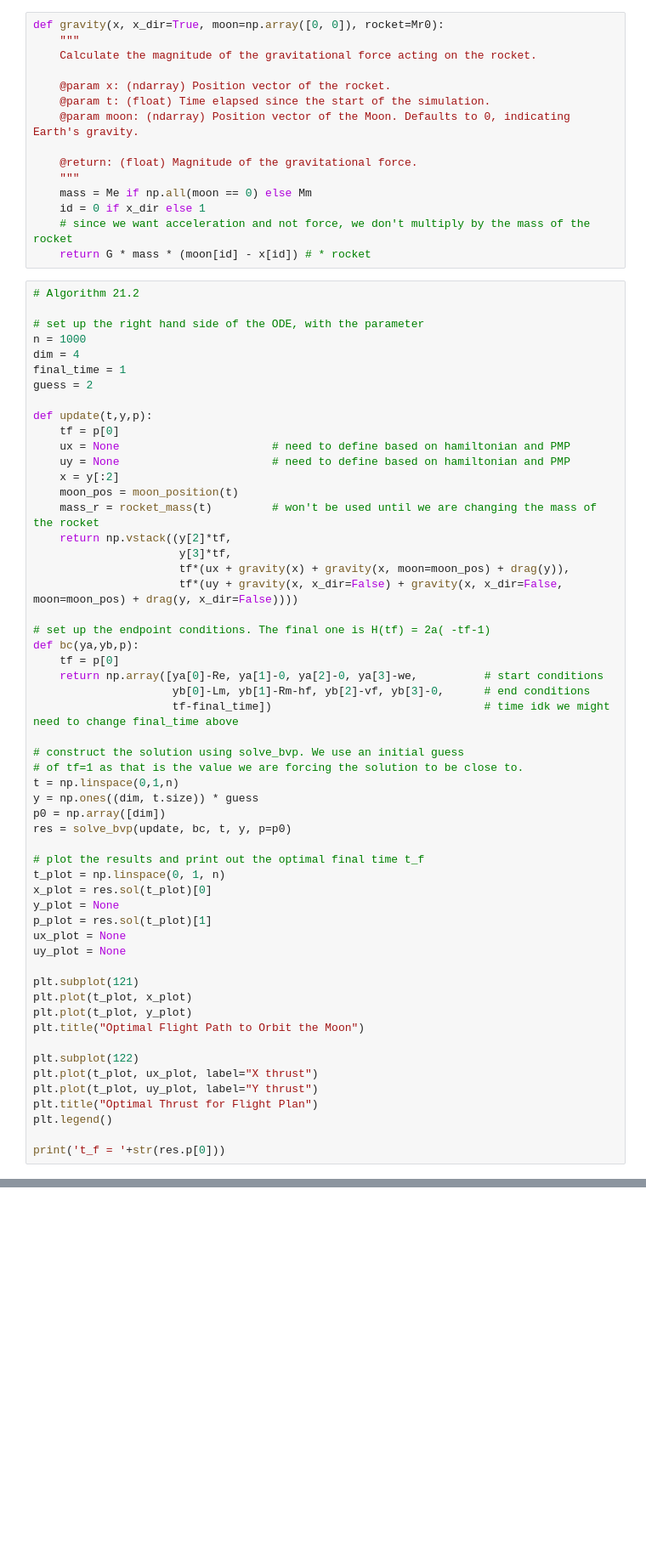
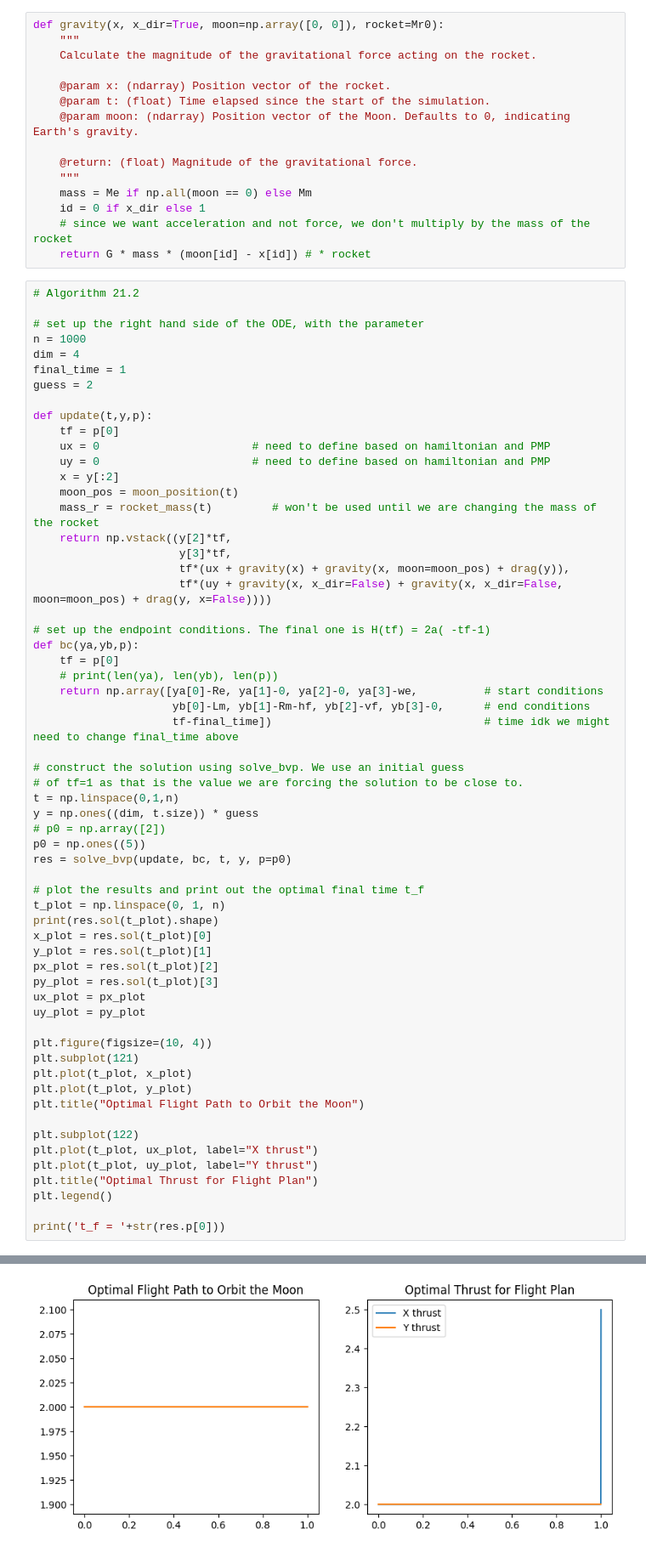
Before and after one commit to binDebug3/OrbitalTrajectory, a Jupyter notebook: dallin.ipynb, the cells around one changed output, grey strips where cells are left out. Shown: that part at 85% size. Saved outputs shown, nothing was run; the diff lists cells and outputs as text; blank space fills up the shorter version.

```diff
--- a/dallin.ipynb
+++ b/dallin.ipynb
@@ -380,19 +380,20 @@ guess = 2
 
 def update(t,y,p):
     tf = p[0]
-    ux = None                       # need to define based on hamiltonian and PMP
-    uy = None                       # need to define based on hamiltonian and PMP
+    ux = 0                       # need to define based on hamiltonian and PMP
+    uy = 0                       # need to define based on hamiltonian and PMP
     x = y[:2]
     moon_pos = moon_position(t)
     mass_r = rocket_mass(t)         # won't be used until we are changing the mass of the rocket
     return np.vstack((y[2]*tf,
                       y[3]*tf,
                       tf*(ux + gravity(x) + gravity(x, moon=moon_pos) + drag(y)),
-                      tf*(uy + gravity(x, x_dir=False) + gravity(x, x_dir=False, moon=moon_pos) + drag(y, x_dir=False))))
+                      tf*(uy + gravity(x, x_dir=False) + gravity(x, x_dir=False, moon=moon_pos) + drag(y, x=False))))
 
 # set up the endpoint conditions. The final one is H(tf) = 2a( -tf-1)
 def bc(ya,yb,p):
     tf = p[0]
+    # print(len(ya), len(yb), len(p))
     return np.array([ya[0]-Re, ya[1]-0, ya[2]-0, ya[3]-we,          # start conditions
                      yb[0]-Lm, yb[1]-Rm-hf, yb[2]-vf, yb[3]-0,      # end conditions
                      tf-final_time])                                # time idk we might need to change final_time above
@@ -401,17 +402,21 @@ def bc(ya,yb,p):
 # of tf=1 as that is the value we are forcing the solution to be close to.
 t = np.linspace(0,1,n)
 y = np.ones((dim, t.size)) * guess
-p0 = np.array([dim])
+# p0 = np.array([2])
+p0 = np.ones((5))
 res = solve_bvp(update, bc, t, y, p=p0)
 
 # plot the results and print out the optimal final time t_f
 t_plot = np.linspace(0, 1, n)
+print(res.sol(t_plot).shape)
 x_plot = res.sol(t_plot)[0]
-y_plot = None
-p_plot = res.sol(t_plot)[1]
-ux_plot = None
-uy_plot = None
+y_plot = res.sol(t_plot)[1]
+px_plot = res.sol(t_plot)[2]
+py_plot = res.sol(t_plot)[3]
+ux_plot = px_plot
+uy_plot = py_plot
 
+plt.figure(figsize=(10, 4))
 plt.subplot(121)
 plt.plot(t_plot, x_plot)
 plt.plot(t_plot, y_plot)
@@ -424,3 +429,4 @@ plt.title("Optimal Thrust for Flight Plan")
 plt.legend()
 
 print('t_f = '+str(res.p[0]))
+# %% [output]
@@ -426,0 +435 @@ print('t_f = '+str(res.p[0]))
+[figure, added]
```
Also changed, not shown: parts of 1 cell of this notebook.
